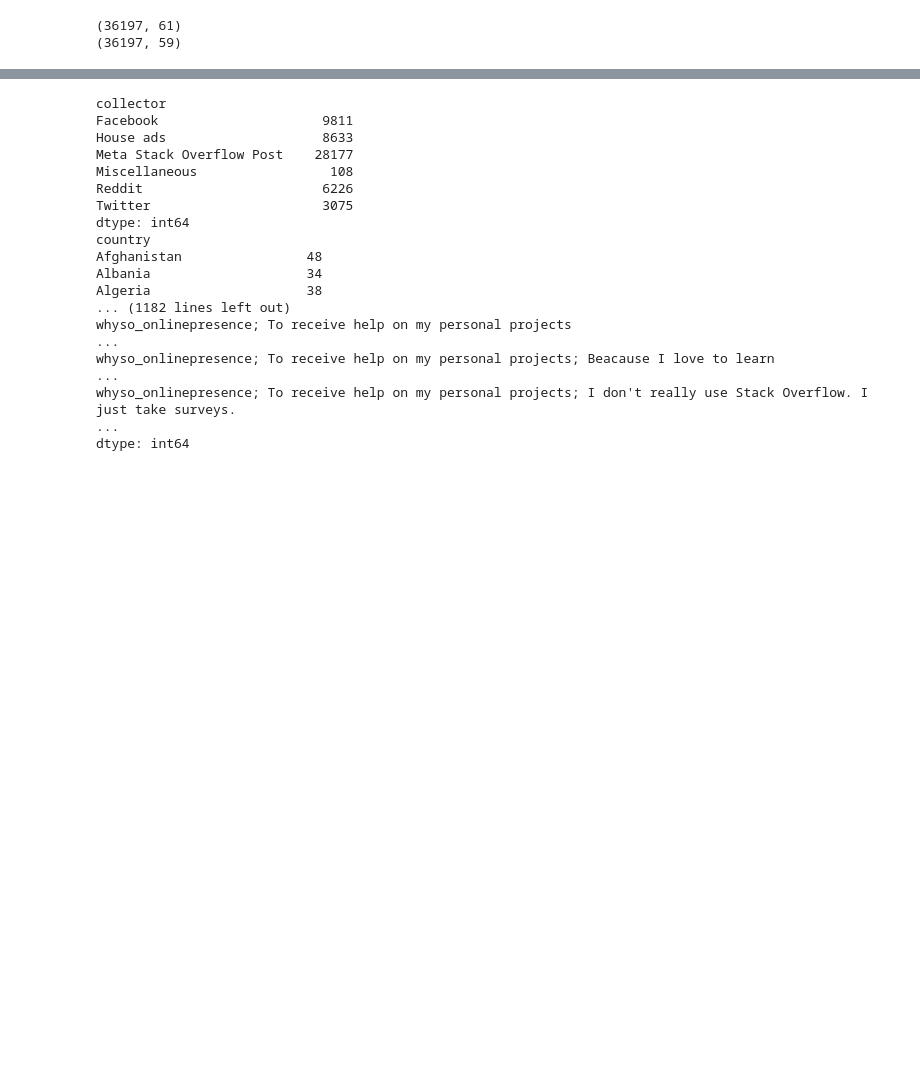
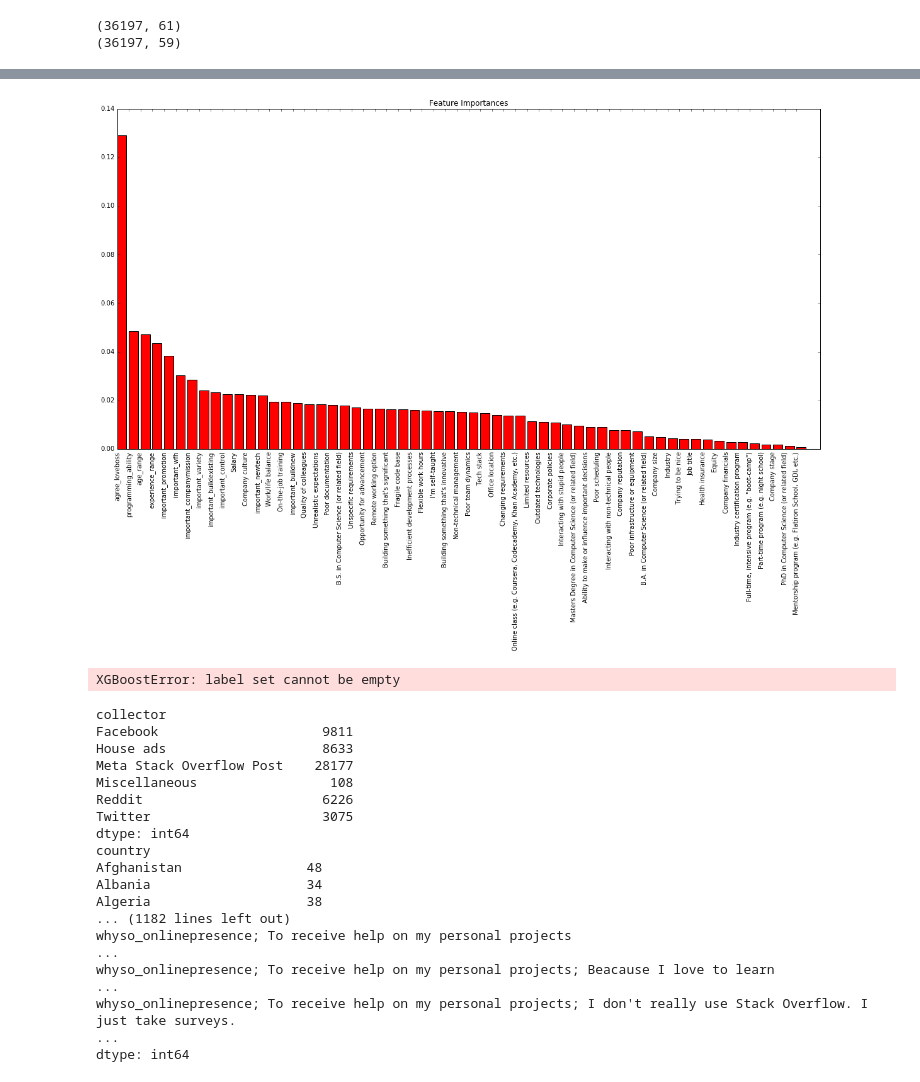
Before and after one commit to jonmhong/Stack_Overflow_Data, a Jupyter notebook: stack_overflow.ipynb, the cells around one changed output, grey strips where cells are left out. Drawn from its saved outputs; the diff is of its cells as text; code cells hidden in the pictures; blank space fills up the shorter version.

```diff
--- a/stack_overflow.ipynb
+++ b/stack_overflow.ipynb
@@ -489,6 +489,7 @@ first_pc = feature_components_evr(cleaned_features)[0][0]
 second_pc = feature_components_evr(cleaned_features)[0][1]
 third_pc = feature_components_evr(cleaned_features)[0][2]
 
+cleaned_features = cleaned_features[cleaned_features.columns[:-2]]
 original_data = cleaned_features
 # scale to a distribution with mean = 0 and sd = 1
 # bad with data that isn't normally distributed, can be a problem with categorized data that turned into vectors
@@ -658,7 +606,0 @@ F1 Score: 0.200709303706
-# %%
-from sklearn.tree import DecisionTreeClassifier
-
-dtc = DecisionTreeClassifier()
-dtc.fit(X_train, y_train)
-pred = dtc.predict(X_test)
-print f1_score(y_test, pred)
@@ -666,0 +643,21 @@ print f1_score(y_test, pred)
+# %%
+rfc = RandomForestClassifier(min_samples_split=1,
+                             n_estimators=15,
+                             criterion='gini',
+                             min_samples_leaf=9)
+
+t1 = time.time()
+rfc.fit(X_train, y_train)
+t2 = time.time()
+rfc_pred = rfc.predict(X_test)
+t3 = time.time()
+
+rfc_f1 = f1_score(y_test, rfc_pred)
+print "Training time: {}".format(t3 - t2)
+print "Prediction time: {}".format(t2 - t1)
+print "F1 Score: {}".format(rfc_f1)
+
+rfc_fi_ = pd.Series(rfc.feature_importances_, index=features.columns)
+rfc_fi_ = rfc_fi_.sort_values(ascending=False)
+
+print "Feature importances:\n{}".format(rfc_fi_[:10])
@@ -667,3 +680,31 @@ print f1_score(y_test, pred)
+# %%
+# plotting feature importances in descending order
+pl.figure(figsize=(20,10))
+pl.title("Feature Importances")
+pl.bar(np.arange(len(rfc_fi_.index)),
+           rfc_fi_.values,
+           color='r',
+           tick_label=list(rfc_fi_.index))
+pl.xticks(np.arange(len(rfc_fi_.index)), list(rfc_fi_.index), rotation='vertical')
+pl.subplots_adjust(bottom=0.15)
+# %% [output]
+[figure, added]
+# %%
+import xgboost as xgb
+
+dtrain = xgb.DMatrix(pd.concat([X_train, y_train], axis=1))
+dtest = xgb.DMatrix(pd.concat([X_test, y_test], axis=1), [0, 1])
+params = {'max_depth': 1}
+
+num_round = 3
+bst = xgb.train(params, dtrain)
+# preds = xgb.preds(dtest)
+
+# f1 = f1_score(y_test, preds)
+
+train_data = pd.concat([X_train, y_train], axis=1)
+# %% [output]
+XGBoostError: label set cannot be empty
 # %%
 # Here, I'd like to visualize the number of different answers for each column
 # I'd like to make a subplot for each column after cleaning, and look at the data by frequency
```
Also changed, not shown: parts of 12 cells of this notebook.
